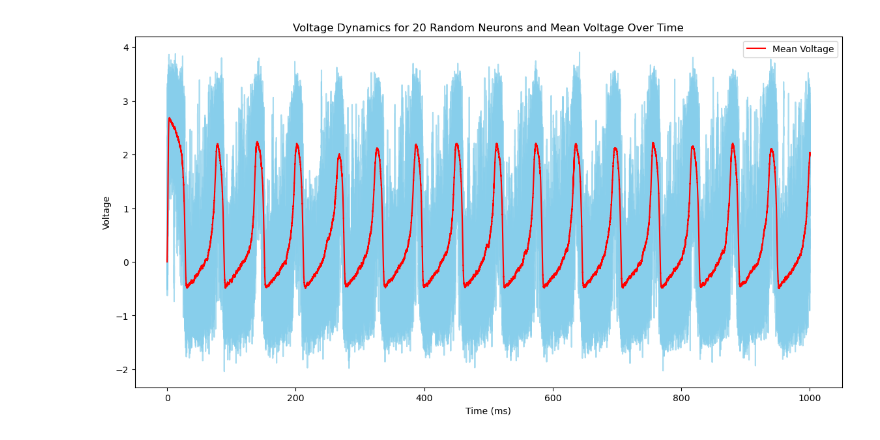
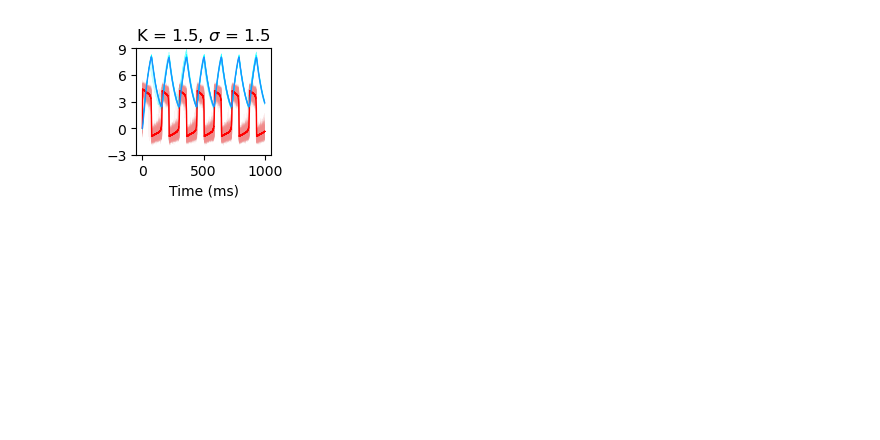
Before and after one commit to Shawnzty/tES-model, a Jupyter notebook: fnmodel.ipynb, the cells around one changed output. Saved outputs shown, nothing was run; the diff lists cells and outputs as text; code cells hidden in the pictures; blank space fills up the shorter version.

```diff
--- a/fnmodel.ipynb
+++ b/fnmodel.ipynb
@@ -162,34 +88,45 @@ for step in range(T):
 # %%
-import matplotlib.pyplot as plt
-
 # Randomly select 20 neurons
-selected_neurons = torch.randint(0, n_neurons, (10,))
+selected_neurons = torch.randint(0, n_neurons, (20,))
 
 # Extract the data for the selected neurons
 selected_v_rec = v_rec[:, selected_neurons].cpu().numpy()
+selected_w_rec = w_rec[:, selected_neurons].cpu().numpy()
 
 # Compute the mean voltage for each time step
 mean_v_rec = torch.mean(v_rec, dim=1).cpu().numpy()
+mean_w_rec = torch.mean(w_rec, dim=1).cpu().numpy()
 
 # Time array for plotting
 time_steps = dt * torch.arange(T).cpu().numpy()
 
 # Plotting the individual neurons
-plt.figure(figsize=(14, 7))
+cm = 1/2.54  # centimeters in inches
+fig = plt.figure(figsize=(4.5*cm, 4.5*cm))
 for neuron_data in selected_v_rec.T:
-    plt.plot(time_steps, neuron_data, color='skyblue', alpha=0.7)
+    plt.plot(time_steps, neuron_data, linewidth=0.3, color='lightcoral', alpha=0.1) # mistyrose
+
+for neuron_data in selected_w_rec.T:
+    plt.plot(time_steps, neuron_data, linewidth=0.3, color='cyan', alpha=0.5)
 
 # Plotting the mean voltage in red
-plt.plot(time_steps, mean_v_rec, color='red', label='Mean Voltage')
+plt.plot(time_steps, mean_v_rec, linewidth=1, color='red', label='Mean Voltage')
+plt.plot(time_steps, mean_w_rec, linewidth=1, color='dodgerblue', label='Mean Recovery')
 
 # Labels and legend
 plt.xlabel('Time (ms)')
-plt.ylabel('Voltage')
+# plt.ylabel('Voltage')
 # plt.ylim(-100, 100)
-plt.title('Voltage Dynamics for 20 Random Neurons and Mean Voltage Over Time')
-plt.legend()
-
+plt.ylim(-3, 9)
+plt.yticks([-3, 0, 3, 6, 9])
+plt.xticks([0, 500, 1000])
+plt.title('K = '+str(J) + ', $\sigma$ = '+str(sigma))
+# plt.legend()
+matplotlib.rcParams.update({'font.size': 10})
+fig.subplots_adjust(left=0.17, bottom=0.25, right=0.93, top=0.85)
+save_path = os.path.join('..', '..', '..', 'DThesis', 'chapter1', 'center.png')
+plt.savefig(save_path, format='png', dpi=600)
 # Show the plot
 plt.show()
 # %% [output]
-[figure, old version]
+[figure, new version]
```
Also changed, not shown: parts of 10 cells of this notebook.
